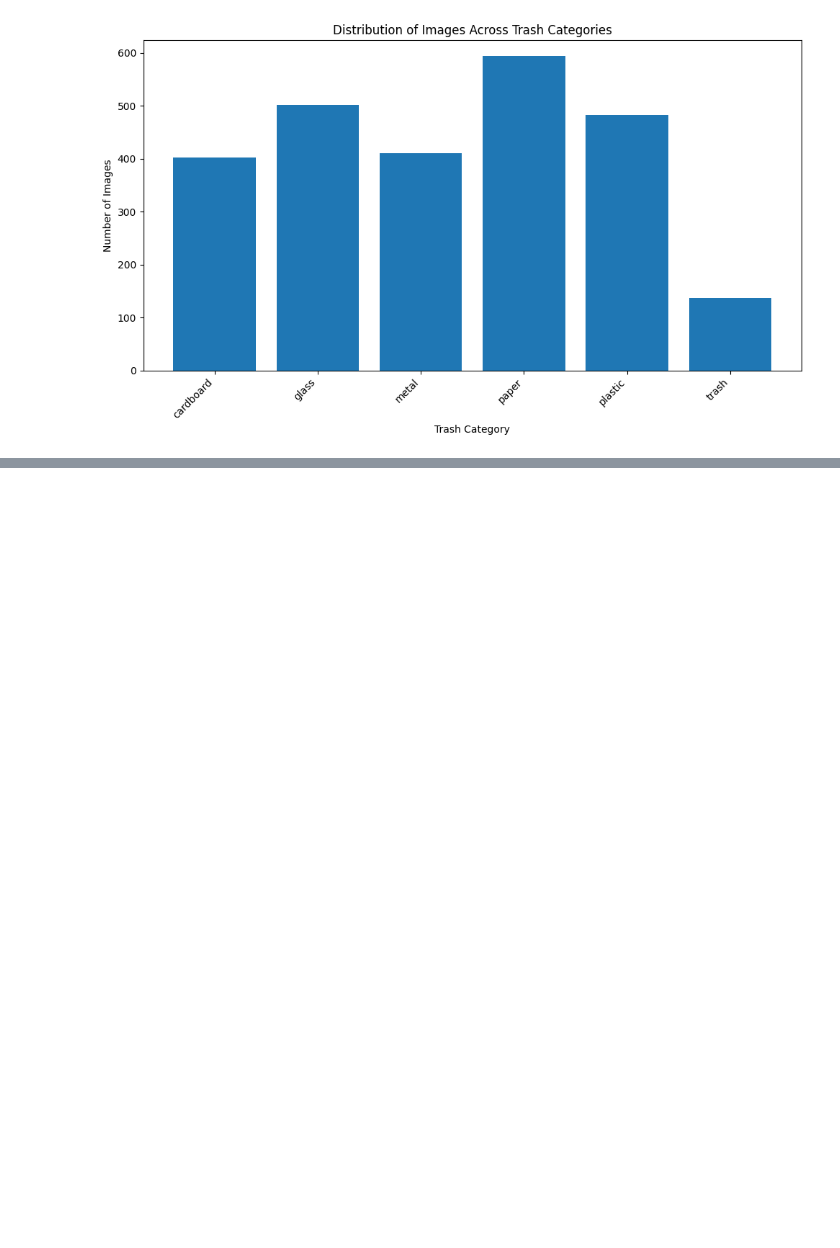
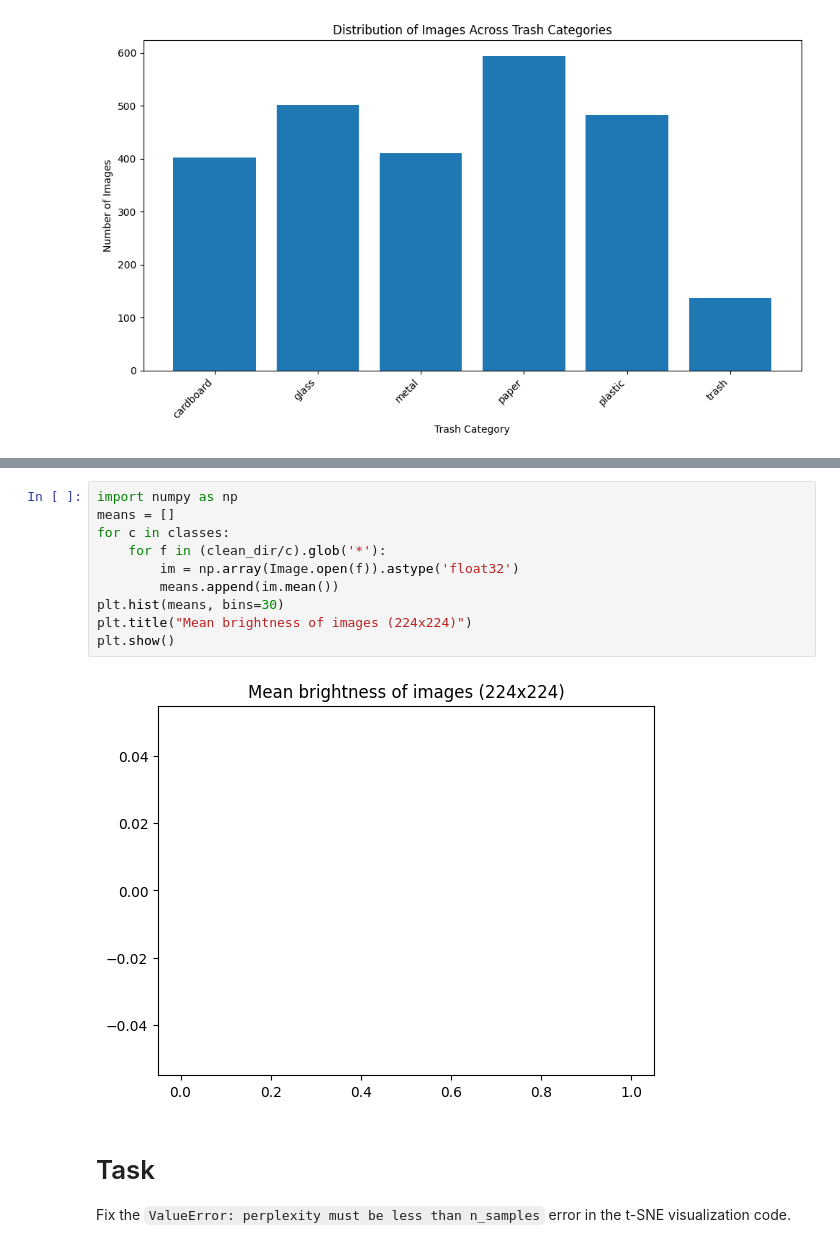
Before and after one commit to Laiba-Yashal/data-science-project-trashnet, a Jupyter notebook: Untitled0.ipynb, the cells around one changed output, grey strips where cells are left out. Cells and saved outputs as stored; diff of their text form; blank space fills up the shorter version.

```diff
--- a/Untitled0.ipynb
+++ b/Untitled0.ipynb
@@ -101,0 +288,15 @@ plt.show()
+# %%
+import numpy as np
+means = []
+for c in classes:
+    for f in (clean_dir/c).glob('*'):
+        im = np.array(Image.open(f)).astype('float32')
+        means.append(im.mean())
+plt.hist(means, bins=30)
+plt.title("Mean brightness of images (224x224)")
+plt.show()
+# %% [output]
+[figure, added]
+# %% [markdown]
+# Task
+Fix the `ValueError: perplexity must be less than n_samples` error in the t-SNE visualization code.
```
Also changed, not shown: parts of 17 cells of this notebook.
